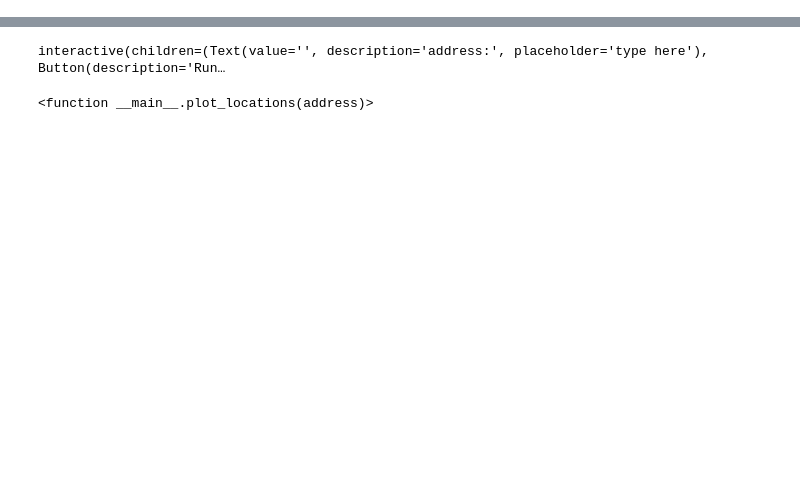
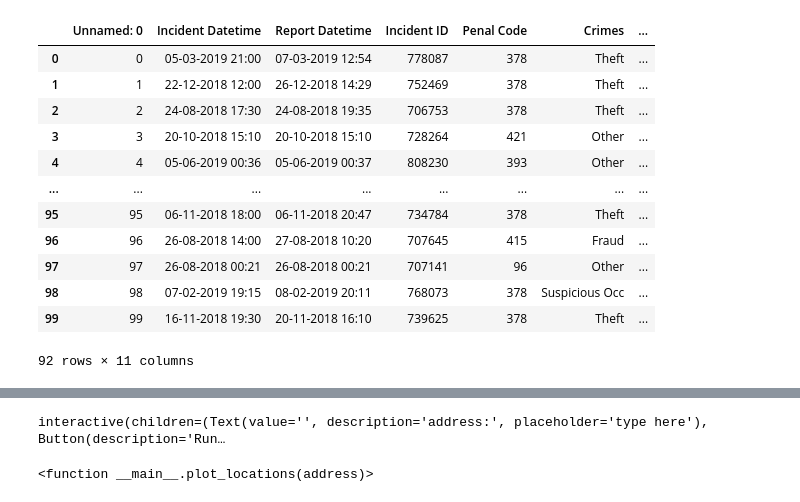
Before and after one commit to upes-open/Open-Crime-Analysis, a Jupyter notebook: visualization/Crime_Mapping_Hackathon_Police_Station.ipynb, the cells around one changed output, grey strips where cells are left out. Cells and saved outputs as stored; diff of their text form; code cells hidden in the pictures; blank space fills up the shorter version.

```diff
--- a/visualization/Crime_Mapping_Hackathon_Police_Station.ipynb
+++ b/visualization/Crime_Mapping_Hackathon_Police_Station.ipynb
@@ -68,0 +70,3 @@ criminal_csv.head()
+# %%
+criminal_csv = pd.read_csv("criminal_data.csv") # read the data
+criminal_csv.head()
@@ -90,0 +102,18 @@ df_criminal_org
+# %%
+df_criminal_org_1 = pd.DataFrame(criminal_csv[:100]) # transfer to dataframe
+df_criminal_org_1.dropna(inplace=True)
+df_criminal_org_1
+# %% [output]
+|  | Unnamed: 0 | Incident Datetime | Report Datetime | Incident ID | Penal Code | Crimes | ... |
+| 0 | 0 | 05-03-2019 21:00 | 07-03-2019 12:54 | 778087 | 378 | Theft | ... |
+| 1 | 1 | 22-12-2018 12:00 | 26-12-2018 14:29 | 752469 | 378 | Theft | ... |
+| 2 | 2 | 24-08-2018 17:30 | 24-08-2018 19:35 | 706753 | 378 | Theft | ... |
+| 3 | 3 | 20-10-2018 15:10 | 20-10-2018 15:10 | 728264 | 421 | Other | ... |
+| 4 | 4 | 05-06-2019 00:36 | 05-06-2019 00:37 | 808230 | 393 | Other | ... |
+| ... | ... | ... | ... | ... | ... | ... | ... |
+| 95 | 95 | 06-11-2018 18:00 | 06-11-2018 20:47 | 734784 | 378 | Theft | ... |
+| 96 | 96 | 26-08-2018 14:00 | 27-08-2018 10:20 | 707645 | 415 | Fraud | ... |
+| 97 | 97 | 26-08-2018 00:21 | 26-08-2018 00:21 | 707141 | 96 | Other | ... |
+| 98 | 98 | 07-02-2019 19:15 | 08-02-2019 20:11 | 768073 | 378 | Suspicious Occ | ... |
+| 99 | 99 | 16-11-2018 19:30 | 20-11-2018 16:10 | 739625 | 378 | Theft | ... |
+92 rows × 11 columns
```
Also changed, not shown: parts of 10 cells of this notebook, 1 other file.
